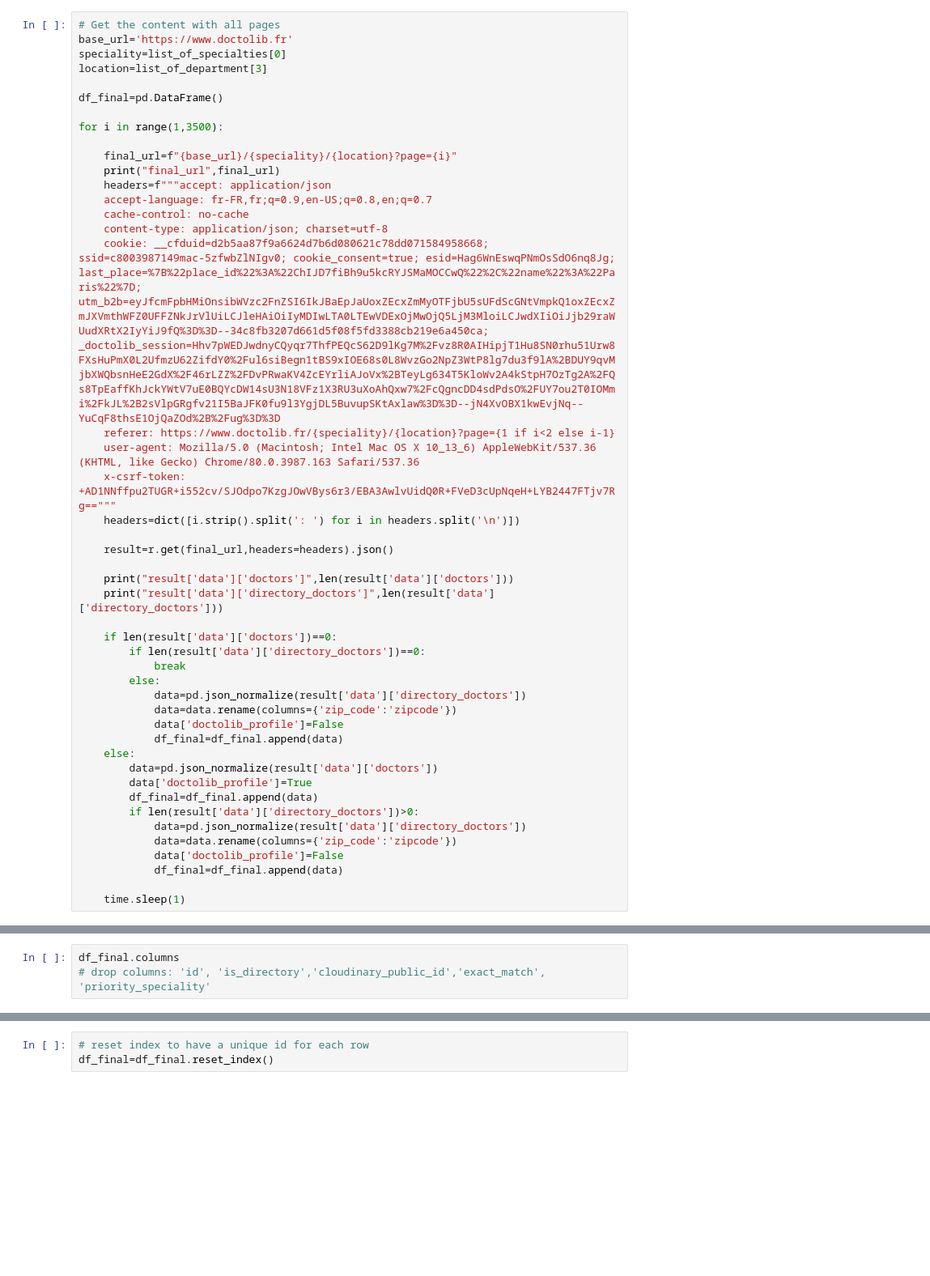
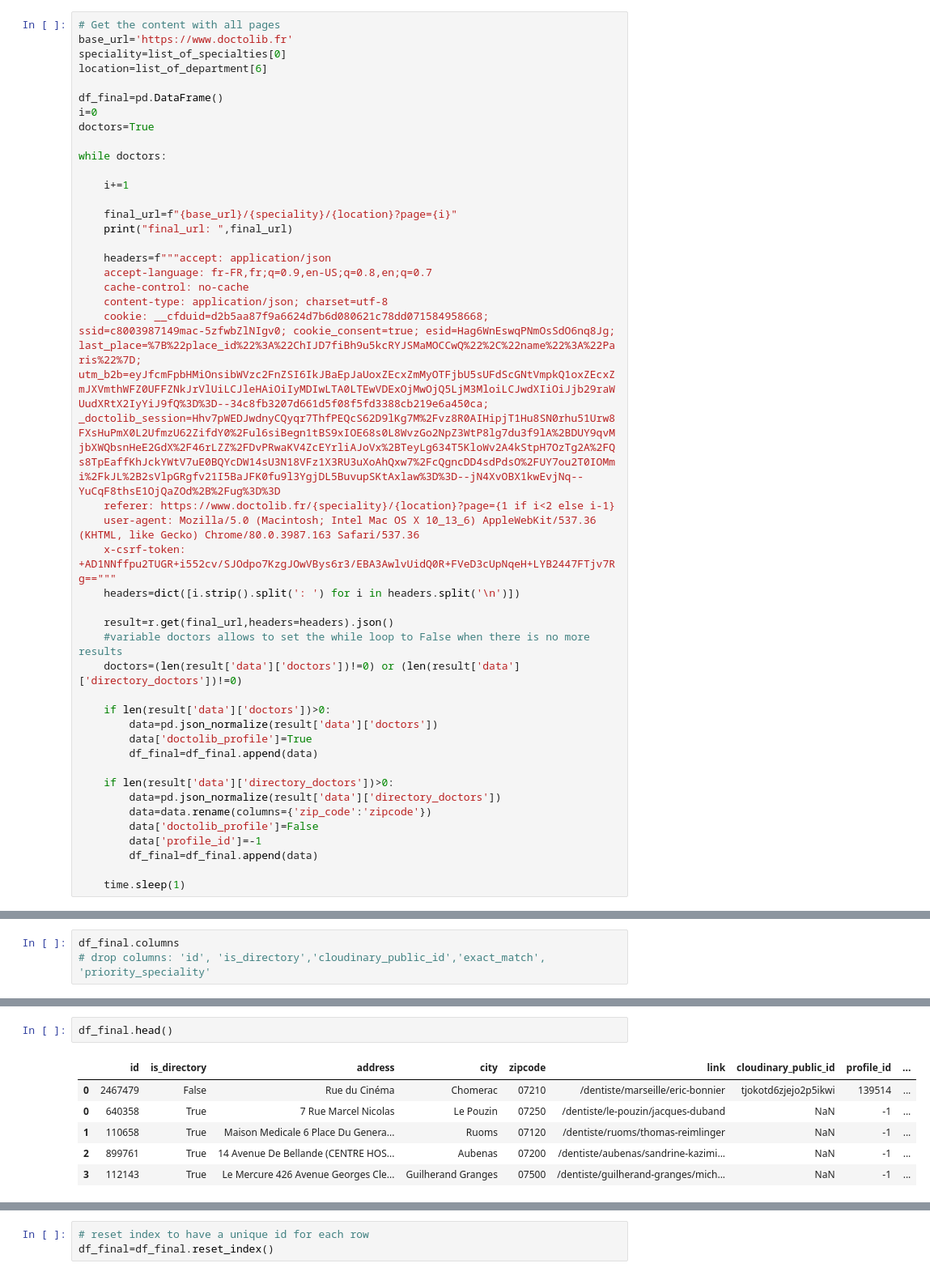
Before and after one commit to LudivineLacour/web-scraping, a Jupyter notebook: code/exploration.ipynb, the cells around one changed output, grey strips where cells are left out. Shown at 81% size. Drawn from its saved outputs; the diff is of its cells as text; blank space fills up the shorter version.

```diff
--- a/code/exploration.ipynb
+++ b/code/exploration.ipynb
@@ -77,14 +115,19 @@ data
 # Get the content with all pages
 base_url='https://www.doctolib.fr'
 speciality=list_of_specialties[0]
-location=list_of_department[3]
+location=list_of_department[6]
 
 df_final=pd.DataFrame()
+i=0
+doctors=True
 
-for i in range(1,3500):
+while doctors:
+
+    i+=1
 
     final_url=f"{base_url}/{speciality}/{location}?page={i}"
-    print("final_url",final_url)
+    print("final_url: ",final_url)
+
     headers=f"""accept: application/json
     accept-language: fr-FR,fr;q=0.9,en-US;q=0.8,en;q=0.7
     cache-control: no-cache
@@ -96,26 +139,19 @@ for i in range(1,3500):
     headers=dict([i.strip().split(': ') for i in headers.split('\n')])
 
     result=r.get(final_url,headers=headers).json()
+    #variable doctors allows to set the while loop to False when there is no more results
+    doctors=(len(result['data']['doctors'])!=0) or (len(result['data']['directory_doctors'])!=0)
 
-    print("result['data']['doctors']",len(result['data']['doctors']))
-    print("result['data']['directory_doctors']",len(result['data']['directory_doctors']))
-
-    if len(result['data']['doctors'])==0:
-        if len(result['data']['directory_doctors'])==0:
-            break
-        else:
-            data=pd.json_normalize(result['data']['directory_doctors'])
-            data=data.rename(columns={'zip_code':'zipcode'})
-            data['doctolib_profile']=False
-            df_final=df_final.append(data)
-    else:
+    if len(result['data']['doctors'])>0:
         data=pd.json_normalize(result['data']['doctors'])
         data['doctolib_profile']=True
         df_final=df_final.append(data)
-        if len(result['data']['directory_doctors'])>0:
-            data=pd.json_normalize(result['data']['directory_doctors'])
-            data=data.rename(columns={'zip_code':'zipcode'})
-            data['doctolib_profile']=False
-            df_final=df_final.append(data)
+
+    if len(result['data']['directory_doctors'])>0:
+        data=pd.json_normalize(result['data']['directory_doctors'])
+        data=data.rename(columns={'zip_code':'zipcode'})
+        data['doctolib_profile']=False
+        data['profile_id']=-1
+        df_final=df_final.append(data)
 
     time.sleep(1)
@@ -129,3 +183,12 @@ df_final.sample(10)
+# %%
+df_final.head()
+# %% [output]
+|  | id | is_directory | address | city | zipcode | link | cloudinary_public_id | profile_id | ... |
+| 0 | 2467479 | False | Rue du Cinéma | Chomerac | 07210 | /dentiste/marseille/eric-bonnier | tjokotd6zjejo2p5ikwi | 139514 | ... |
+| 0 | 640358 | True | 7 Rue Marcel Nicolas | Le Pouzin | 07250 | /dentiste/le-pouzin/jacques-duband | NaN | -1 | ... |
+| 1 | 110658 | True | Maison Medicale 6 Place Du Genera... | Ruoms | 07120 | /dentiste/ruoms/thomas-reimlinger | NaN | -1 | ... |
+| 2 | 899761 | True | 14 Avenue De Bellande (CENTRE HOS... | Aubenas | 07200 | /dentiste/aubenas/sandrine-kazimi... | NaN | -1 | ... |
+| 3 | 112143 | True | Le Mercure 426 Avenue Georges Cle... | Guilherand Granges | 07500 | /dentiste/guilherand-granges/mich... | NaN | -1 | ... |
 # %%
 # Final scrapping for all specialities
 base_url='https://www.doctolib.fr'
```
Also changed, not shown: parts of 27 cells of this notebook.
